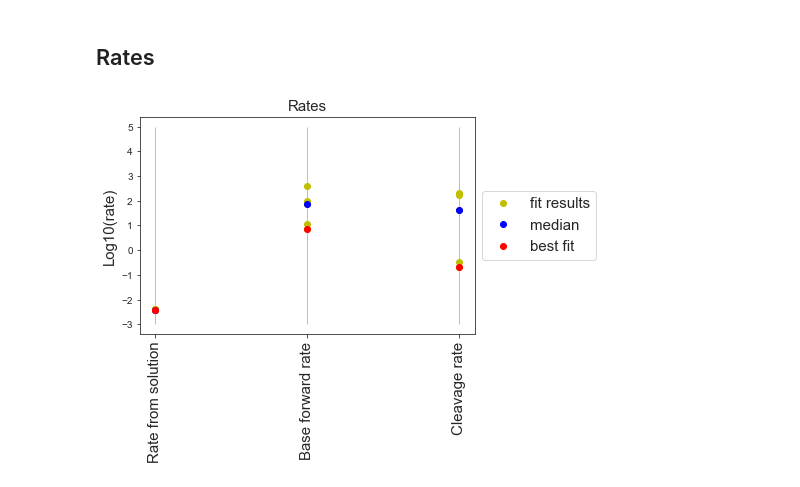
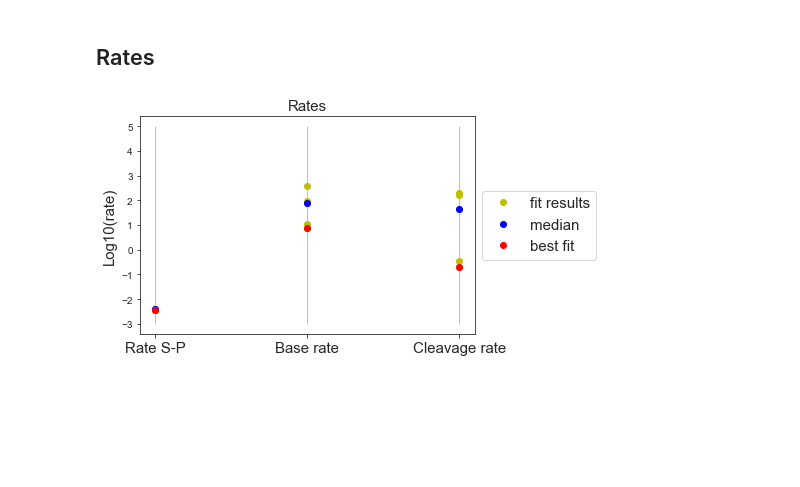
Before and after one commit to martin-depken/Energy-Landscape, a Jupyter notebook: predict_pclv_Stijn/Toy_model/visualise_fits.ipynb, the cells around one changed output. Cells and saved outputs as stored; diff of their text form; code cells hidden in the pictures; blank space fills up the shorter version.

```diff
--- a/predict_pclv_Stijn/Toy_model/visualise_fits.ipynb
+++ b/predict_pclv_Stijn/Toy_model/visualise_fits.ipynb
@@ -24,6 +24,7 @@ filename = 'WT_cleavage_rate_and_y0_Canonical_OT-r_0-2.csv'
 path_to_data = '../../data_nucleaseq_Finkelsteinlab/targetE/'
 
 xdata, ydata, yerr = processing.prepare_multiprocessing_combined('1',filename,'../../Data_Boyle/',path_to_data,True)
+_, ydatafull, yerrfull = processing.prepare_multiprocessing_combined('1',filename,'../../Data_Boyle/',path_to_data,False)
 
 kclv = []
 kon = []
@@ -168,13 +172,13 @@ fiton = []
 
 for i in range(len(xdata)):
     cleavagetemp, ontemp = np.log10(clv.calc_clv_on(parameters,model_id,xdata[i]))
-    for j in range(len(ydata[i][0])):
-        if (ydata[i][0][j])>(-10):
-            datacleave.append(ydata[i][0][j])
+    for j in range(len(ydatafull[i][0])):
+        if (ydatafull[i][0][j])>(-10):
+            datacleave.append(ydatafull[i][0][j])
             fitcleave.append(cleavagetemp)
-    for j in range(len(ydata[i][1])):
-        if ydata[i][1][j]>(-10):
-            dataon.append(np.log10(ydata[i][1][j]))
+    for j in range(len(ydatafull[i][1])):
+        if ydatafull[i][1][j]>(-10):
+            dataon.append(np.log10(ydatafull[i][1][j]))
             fiton.append(ontemp)
 
 
@@ -302,7 +303,7 @@ landscapes = np.zeros([len(energies_low_chi),9])
 
 plt.figure()
 for i in range(len(energies_low_chi)):
-    epsilontemp = np.cumsum(np.append(1.4, -energies[i][1:5]))
+    epsilontemp = np.cumsum(np.append(energies[i][0], -energies[i][1:5]))
     epsilontemp = np.append(epsilontemp[0],np.append([epsilontemp[0] + energies_low_chi[i][5],epsilontemp[0] + energies_low_chi[i][5]],epsilontemp[1:]))
     epsilontemp = np.append(epsilontemp[0:5],np.append([epsilontemp[4] + energies_low_chi[i][6],epsilontemp[4] + energies_low_chi[i][6]],epsilontemp[5:]))
     plot1, = plt.plot([0,1,9,10,12,13,17,18,20],epsilontemp,'y-',label='landscapes')
@@ -357,15 +363,15 @@ plt.xticks(range(1,21),range(1,21),fontsize=15,rotation='vertical');
 # %%
 plt.figure()
 for i in range(len(energies_low_chi)):
     plot1, = plt.plot(range(1,len(rates_low_chi[i])+1),rates_low_chi[i],'yo',label='fit results')
 
 plot2, = plt.plot(range(1,len(rates_low_chi[i])+1),median_rates,'bo',label='median')
 plot3, = plt.plot(range(1,len(rates_low_chi[i])+1),rates[np.argmin(chi_squared)],'ro',label='best fit')
 
 plt.legend(handles=[plot1,plot2,plot3],loc='center left', bbox_to_anchor=(1, 0.5),fontsize=15)
 plt.ylabel('Log10(rate)',fontsize=15)
 plt.title('Rates',fontsize=15)
 plt.vlines(range(1,len(rates_low_chi[i])+1),-3,5,color='grey',linewidth=0.5);
-plt.xticks(range(1,len(rates_low_chi[i])+1),['Rate from solution','Base forward rate','Cleavage rate'],fontsize=15,rotation='vertical');
+plt.xticks(range(1,len(rates_low_chi[i])+1),['Rate S-P','Base rate','Cleavage rate'],fontsize=15);
 # %% [output]
-[figure, old version]
+[figure, new version]
```
Also changed, not shown: parts of 6 cells of this notebook, 2 other files.
